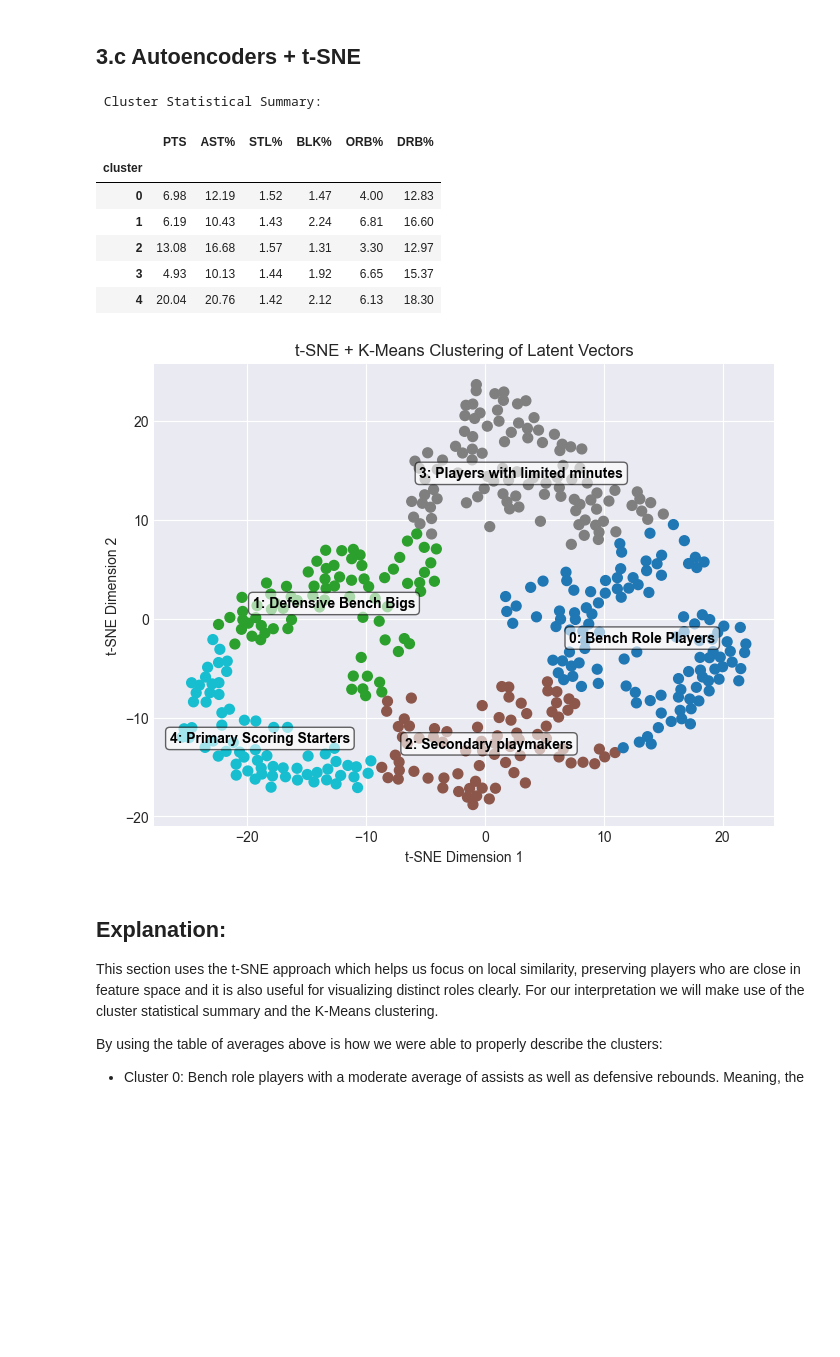
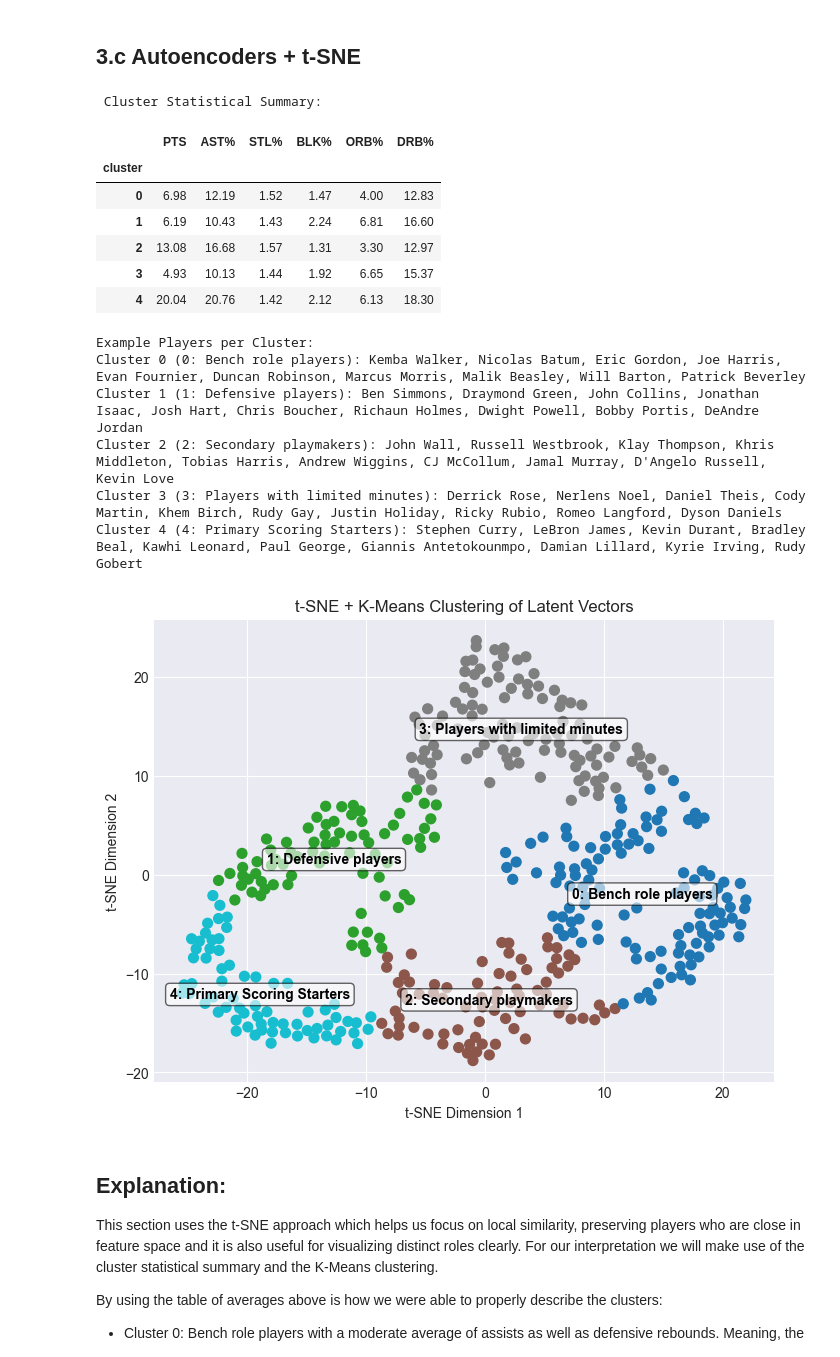
Before and after one commit to SeanMz28/IDVE_assignment2, a Jupyter notebook: assignment2.ipynb, the cells around one changed output. Cells and saved outputs as stored; diff of their text form; code cells hidden in the pictures; blank space fills up the shorter version.

Commit message:
Question 3.b and 3.c and added prints for the cluster players by Gael

```diff
--- a/assignment2.ipynb
+++ b/assignment2.ipynb
@@ -922,8 +917,8 @@ cluster_labels = kmeans.fit_predict(latent_vectors)
 
 # Cluster names and df alignment
 cluster_names = {
-    0: "Bench Role Players",
-    1: "Defensive Bench Bigs",
+    0: "Bench role players",
+    1: "Defensive players",
     2: "Secondary playmakers",
     3: "Players with limited minutes",
     4: "Primary Scoring Starters"
@@ -980,7 +975,7 @@ plt.show()
 
 # Cluster names
 print("\n Cluster descriptions:")
-print("\n Blue: Bench Role Players \n Orange: Defensive Bench Bigs \n Green: Secondary playmakers \n Red: Players with limited minutes \n Purple: Primary Scoring Starters")
+print("\n Blue: Bench role players \n Orange: Defensive players \n Green: Secondary playmakers \n Red: Players with limited minutes \n Purple: Primary Scoring Starters")
 # %% [output]
 Initialized SOM weights with PCA.
 Training SOM...
@@ -1031,36 +1026,49 @@ plt.figure(figsize=(8, 6))
 plt.scatter(latent_tsne[:, 0], latent_tsne[:, 1], c=cluster_labels, cmap='tab10', s=50)
 plt.title("t-SNE + K-Means Clustering of Latent Vectors")
 plt.xlabel("t-SNE Dimension 1")
 plt.ylabel("t-SNE Dimension 2")
 
 # Add cluster labels
 cluster_names = {
-    0: "0: Bench Role Players",
-    1: "1: Defensive Bench Bigs",
+    0: "0: Bench role players",
+    1: "1: Defensive players",
     2: "2: Secondary playmakers",
     3: "3: Players with limited minutes",
     4: "4: Primary Scoring Starters"
 }
+
+# Print players within the clusters in order to check model correctness
+print("\nExample Players per Cluster:")
+
+for cluster_id in sorted(df['cluster'].unique()):
+    players = df[df['cluster'] == cluster_id]['Player Name'].head(10).tolist()
+    print(f"Cluster {cluster_id} ({cluster_names.get(cluster_id, 'Unknown')}): {', '.join(players)}")
 
 # Replace label text
 for cluster_id in range(kmeans.n_clusters):
     x_mean = latent_tsne[cluster_labels == cluster_id, 0].mean()
     y_mean = latent_tsne[cluster_labels == cluster_id, 1].mean()
     plt.text(x_mean, y_mean,
              cluster_names[cluster_id],
              fontsize=10, weight='bold',
              color='black', ha='center', va='center',
              bbox=dict(facecolor='white', alpha=0.6, edgecolor='black', boxstyle='round,pad=0.3'))
 # %% [output]
  Cluster Statistical Summary:
 |  | PTS | AST% | STL% | BLK% | ORB% | DRB% |
 | cluster |  |  |  |  |  |  |
 | 0 | 6.98 | 12.19 | 1.52 | 1.47 | 4.00 | 12.83 |
 | 1 | 6.19 | 10.43 | 1.43 | 2.24 | 6.81 | 16.60 |
 | 2 | 13.08 | 16.68 | 1.57 | 1.31 | 3.30 | 12.97 |
 | 3 | 4.93 | 10.13 | 1.44 | 1.92 | 6.65 | 15.37 |
 | 4 | 20.04 | 20.76 | 1.42 | 2.12 | 6.13 | 18.30 |
+Example Players per Cluster:
+Cluster 0 (0: Bench role players): Kemba Walker, Nicolas Batum, Eric Gordon, Joe Harris, Evan Fournier, Duncan Robinson, Marcus Morris, Malik Beasley, Will Barton, Patrick Beverley
+Cluster 1 (1: Defensive players): Ben Simmons, Draymond Green, John Collins, Jonathan Isaac, Josh Hart, Chris Boucher, Richaun Holmes, Dwight Powell, Bobby Portis, DeAndre Jordan
+Cluster 2 (2: Secondary playmakers): John Wall, Russell Westbrook, Klay Thompson, Khris Middleton, Tobias Harris, Andrew Wiggins, CJ McCollum, Jamal Murray, D'Angelo Russell, Kevin Love
+Cluster 3 (3: Players with limited minutes): Derrick Rose, Nerlens Noel, Daniel Theis, Cody Martin, Khem Birch, Rudy Gay, Justin Holiday, Ricky Rubio, Romeo Langford, Dyson Daniels
+Cluster 4 (4: Primary Scoring Starters): Stephen Curry, LeBron James, Kevin Durant, Bradley Beal, Kawhi Leonard, Paul George, Giannis Antetokounmpo, Damian Lillard, Kyrie Irving, Rudy Gobert
-[figure, old version]
+[figure, new version]
 # %% [markdown]
 ## Explanation:
 
```
Also changed, not shown: parts of 2 cells of this notebook.
